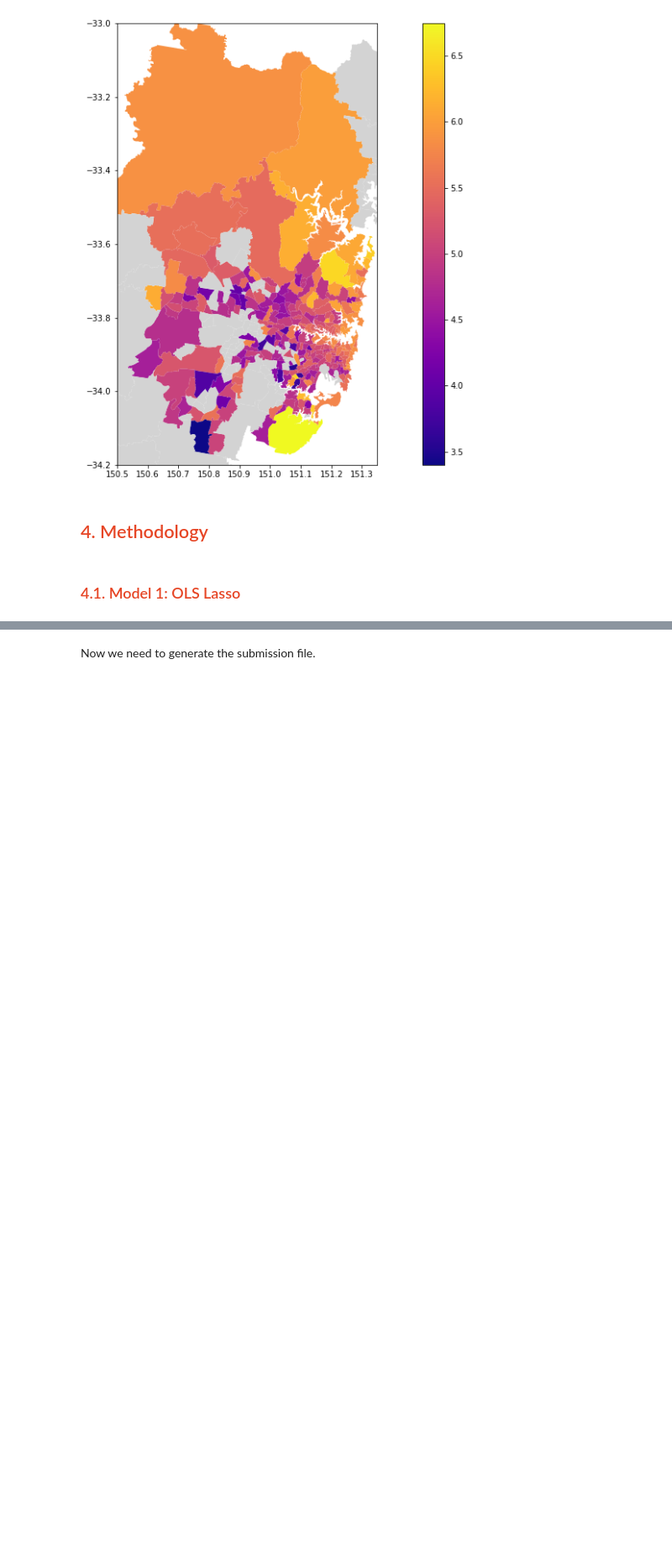
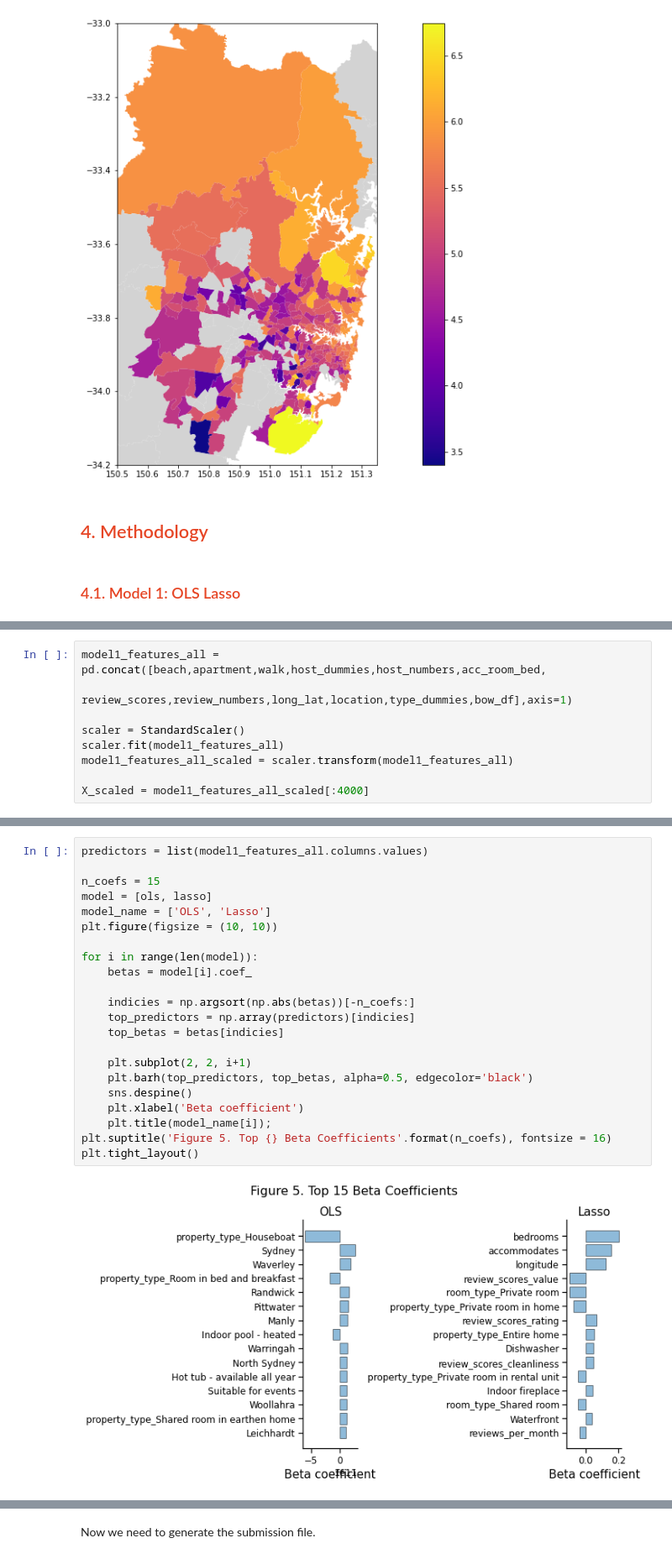
Before and after one commit to Jamielimingzhe/QBUS6810, a Jupyter notebook: QBUS6810_Group18_Notebook.ipynb, the cells around one changed output, grey strips where cells are left out. Shown: that part at 84% size. Saved outputs shown, nothing was run; the diff lists cells and outputs as text; blank space fills up the shorter version.

```diff
--- a/QBUS6810_Group18_Notebook.ipynb
+++ b/QBUS6810_Group18_Notebook.ipynb
@@ -392,0 +319,9 @@ results.round(2)
+# %%
+model1_features_all = pd.concat([beach,apartment,walk,host_dummies,host_numbers,acc_room_bed,
+                             review_scores,review_numbers,long_lat,location,type_dummies,bow_df],axis=1)
+
+scaler = StandardScaler()
+scaler.fit(model1_features_all)
+model1_features_all_scaled = scaler.transform(model1_features_all)
+
+X_scaled = model1_features_all_scaled[:4000]
@@ -392,0 +337,24 @@ results.round(2)
+# %%
+predictors = list(model1_features_all.columns.values)
+
+n_coefs = 15
+model = [ols, lasso]
+model_name = ['OLS', 'Lasso']
+plt.figure(figsize = (10, 10))
+
+for i in range(len(model)):
+    betas = model[i].coef_
+
+    indicies = np.argsort(np.abs(betas))[-n_coefs:]
+    top_predictors = np.array(predictors)[indicies]
+    top_betas = betas[indicies]
+
+    plt.subplot(2, 2, i+1)
+    plt.barh(top_predictors, top_betas, alpha=0.5, edgecolor='black')
+    sns.despine()
+    plt.xlabel('Beta coefficient')
+    plt.title(model_name[i]);
+plt.suptitle('Figure 5. Top {} Beta Coefficients'.format(n_coefs), fontsize = 16)
+plt.tight_layout()
+# %% [output]
+[figure, added]
```
Also changed, not shown: parts of 34 cells of this notebook, 4 other files.
